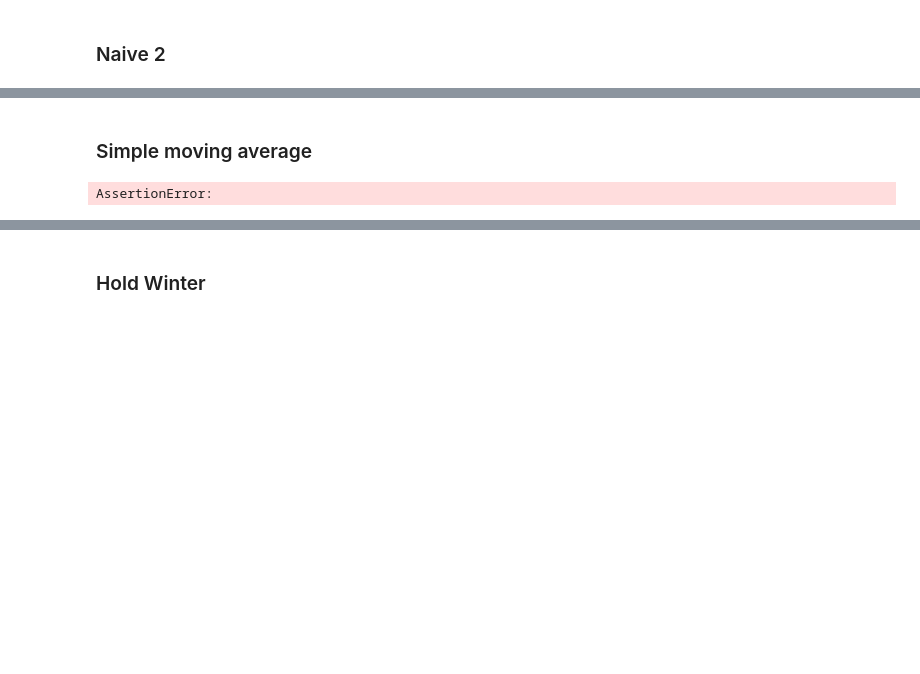
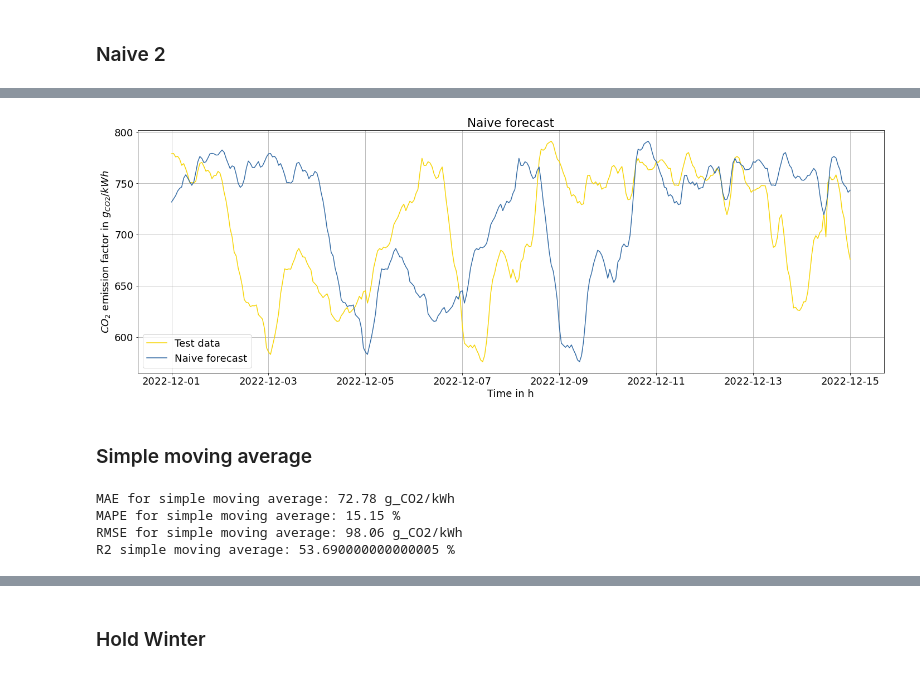
Before and after one commit to arianbajrami/Maser-Thesis-Comparison-of-Statistical-and-Deep-Learning-Forecasting-Models-Based-on-a-Use-Case-in-, a Jupyter notebook: statistical_models/Benchmarks_Exp_smoothing.ipynb, the cells around one changed output, grey strips where cells are left out. Saved outputs shown, nothing was run; the diff lists cells and outputs as text; code cells hidden in the pictures; blank space fills up the shorter version.

```diff
--- a/statistical_models/Benchmarks_Exp_smoothing.ipynb
+++ b/statistical_models/Benchmarks_Exp_smoothing.ipynb
@@ -255,0 +246,4 @@ fun.plot_model(co2_test,co2_naive_2_test,0, 500, 'naive last day')
+# %%
+forecast_period = 24
+naive_test, report_naive_test = fun.naive_forward_forecast(co2_long_train, co2_test, co2, forecast_period)
+print(report_naive_test)
@@ -255,0 +268,3 @@ fun.plot_model(co2_test,co2_naive_2_test,0, 500, 'naive last day')
+# %%
+naive_test_df = pd.DataFrame(naive_test)
+naive_test_df.head()
@@ -256,12 +278,19 @@ fun.plot_model(co2_test,co2_naive_2_test,0, 500, 'naive last day')
+# %%
+fun.plot_model(co2_test, naive_test_df,date_test, slice_start = '2022-12-01 00:00', slice_end =  '2022-12-15 00:00', method='Naive forecast')
+# %% [output]
+[figure, added]
 # %% [markdown]
 ### Simple moving average
 # %%
 forecast_period = 24
-sma_window = 12
+sma_window = 4
 pred_sma,report_sma = fun.sma_forecast(co2_long_train, co2_test, co2, sma_window, forecast_period)
-#assert(len(pred_sma) == len(co2_test))
+assert(len(pred_sma) == len(co2_test))
 print(report_sma)
 # %% [output]
-AssertionError:
+MAE for simple moving average: 72.78 g_CO2/kWh
+MAPE for simple moving average: 15.15 %
+RMSE for simple moving average: 98.06 g_CO2/kWh
+R2 simple moving average: 53.690000000000005 %
 # %%
 co2_test_sma_df = pd.DataFrame(pred_sma)
```
Also changed, not shown: parts of 33 cells of this notebook, 8 other files.
